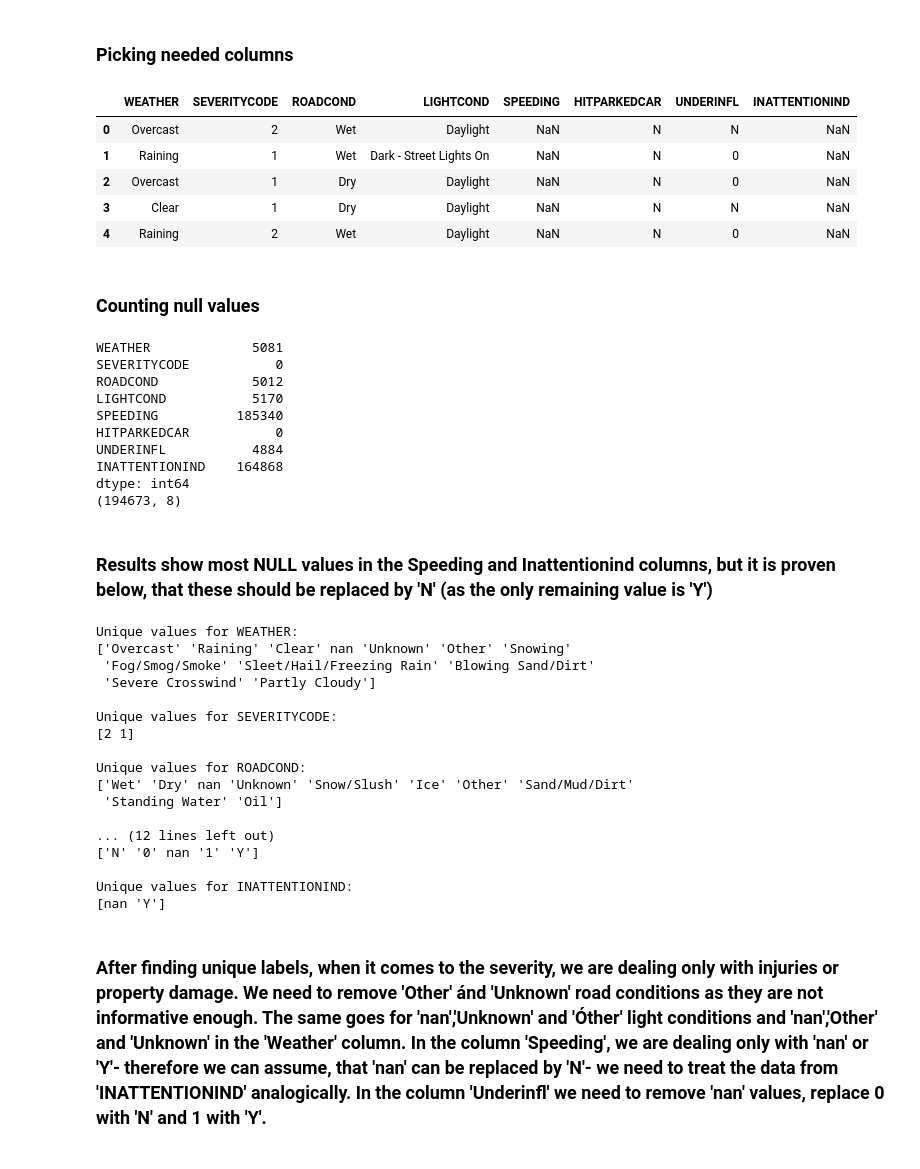
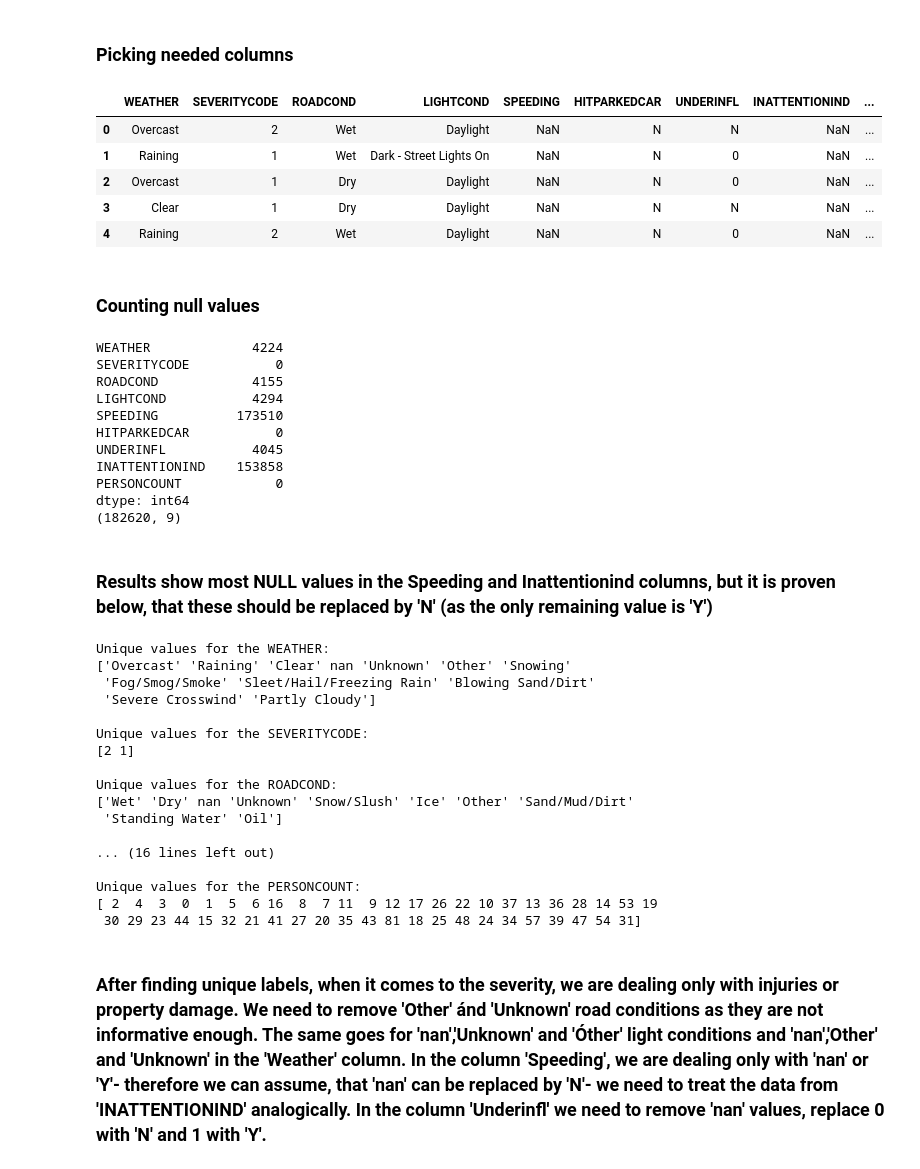
Before and after one commit to lukaszrbk/Coursera_Capstone, a Jupyter notebook: Applied Data Science Capstone Assignment.ipynb, the cells around one changed output. Saved outputs shown, nothing was run; the diff lists cells and outputs as text; code cells hidden in the pictures.

```diff
--- a/Applied Data Science Capstone Assignment.ipynb
+++ b/Applied Data Science Capstone Assignment.ipynb
@@ -73,0 +102,2 @@ fullcoll_df.head()
+# %%
+fullcoll_df=fullcoll_df.loc[fullcoll_df['SDOT_COLDESC'].str.contains(pat="^MOTOR")]
@@ -74,31 +124,32 @@ fullcoll_df.head()
 # %% [markdown]
 ### Picking needed columns
 # %%
-df=fullcoll_df[['WEATHER','SEVERITYCODE','ROADCOND','LIGHTCOND','SPEEDING','HITPARKEDCAR','UNDERINFL','INATTENTIONIND']]
+df=fullcoll_df[['WEATHER','SEVERITYCODE','ROADCOND','LIGHTCOND','SPEEDING','HITPARKEDCAR','UNDERINFL','INATTENTIONIND','PERSONCOUNT']]
 df.head()
 # %% [output]
-|  | WEATHER | SEVERITYCODE | ROADCOND | LIGHTCOND | SPEEDING | HITPARKEDCAR | UNDERINFL | INATTENTIONIND |
-| 0 | Overcast | 2 | Wet | Daylight | NaN | N | N | NaN |
-| 1 | Raining | 1 | Wet | Dark - Street Lights On | NaN | N | 0 | NaN |
-| 2 | Overcast | 1 | Dry | Daylight | NaN | N | 0 | NaN |
-| 3 | Clear | 1 | Dry | Daylight | NaN | N | N | NaN |
-| 4 | Raining | 2 | Wet | Daylight | NaN | N | 0 | NaN |
+|  | WEATHER | SEVERITYCODE | ROADCOND | LIGHTCOND | SPEEDING | HITPARKEDCAR | UNDERINFL | INATTENTIONIND | ... |
+| 0 | Overcast | 2 | Wet | Daylight | NaN | N | N | NaN | ... |
+| 1 | Raining | 1 | Wet | Dark - Street Lights On | NaN | N | 0 | NaN | ... |
+| 2 | Overcast | 1 | Dry | Daylight | NaN | N | 0 | NaN | ... |
+| 3 | Clear | 1 | Dry | Daylight | NaN | N | N | NaN | ... |
+| 4 | Raining | 2 | Wet | Daylight | NaN | N | 0 | NaN | ... |
 # %% [markdown]
 ### Counting null values
 # %%
 print(df.isnull().sum())
 print(df.shape)
 # %% [output]
-WEATHER             5081
+WEATHER             4224
 SEVERITYCODE           0
-ROADCOND            5012
-LIGHTCOND           5170
-SPEEDING          185340
+ROADCOND            4155
+LIGHTCOND           4294
+SPEEDING          173510
 HITPARKEDCAR           0
-UNDERINFL           4884
-INATTENTIONIND    164868
+UNDERINFL           4045
+INATTENTIONIND    153858
+PERSONCOUNT            0
 dtype: int64
-(194673, 8)
+(182620, 9)
 # %% [markdown]
 ### Results show most NULL values in the Speeding and Inattentionind columns, but it is proven below, that these should be replaced by 'N' (as the only remaining value is 'Y')
 # %%
@@ -110,23 +161,24 @@ print('Unique values for the SPEEDING:\n%s\n'% df['SPEEDING'].unique())
 print('Unique values for the HITPARKEDCAR:\n%s\n'% df['HITPARKEDCAR'].unique())
 print('Unique values for the UNDERINFL:\n%s\n'% df['UNDERINFL'].unique())
 print('Unique values for the INATTENTIONIND:\n%s\n'% df['INATTENTIONIND'].unique())
+print('Unique values for the PERSONCOUNT:\n%s\n'% df['PERSONCOUNT'].unique())
 # %% [output]
-Unique values for WEATHER:
+Unique values for the WEATHER:
 ['Overcast' 'Raining' 'Clear' nan 'Unknown' 'Other' 'Snowing'
  'Fog/Smog/Smoke' 'Sleet/Hail/Freezing Rain' 'Blowing Sand/Dirt'
  'Severe Crosswind' 'Partly Cloudy']
 
-Unique values for SEVERITYCODE:
+Unique values for the SEVERITYCODE:
 [2 1]
 
-Unique values for ROADCOND:
+Unique values for the ROADCOND:
 ['Wet' 'Dry' nan 'Unknown' 'Snow/Slush' 'Ice' 'Other' 'Sand/Mud/Dirt'
  'Standing Water' 'Oil']
 
-... (12 lines left out)
-['N' '0' nan '1' 'Y']
+... (16 lines left out)
 
-Unique values for INATTENTIONIND:
-[nan 'Y']
+Unique values for the PERSONCOUNT:
+[ 2  4  3  0  1  5  6 16  8  7 11  9 12 17 26 22 10 37 13 36 28 14 53 19
+ 30 29 23 44 15 32 21 41 27 20 35 43 81 18 25 48 24 34 57 39 47 54 31]
 # %% [markdown]
 ### After finding unique labels, when it comes to the severity, we are dealing only with injuries or property damage. We need to remove 'Other' ánd 'Unknown' road conditions as they are not informative enough. The same goes for 'nan','Unknown' and 'Óther' light conditions and 'nan','Other' and 'Unknown' in the 'Weather' column. In the column 'Speeding', we are dealing only with 'nan' or 'Y'- therefore we can assume, that 'nan' can be replaced by 'N'- we need to treat the data from 'INATTENTIONIND' analogically. In the column 'Underinfl' we need to remove 'nan' values, replace 0 with 'N' and 1 with 'Y'.
```
Also changed, not shown: parts of 24 cells of this notebook.
